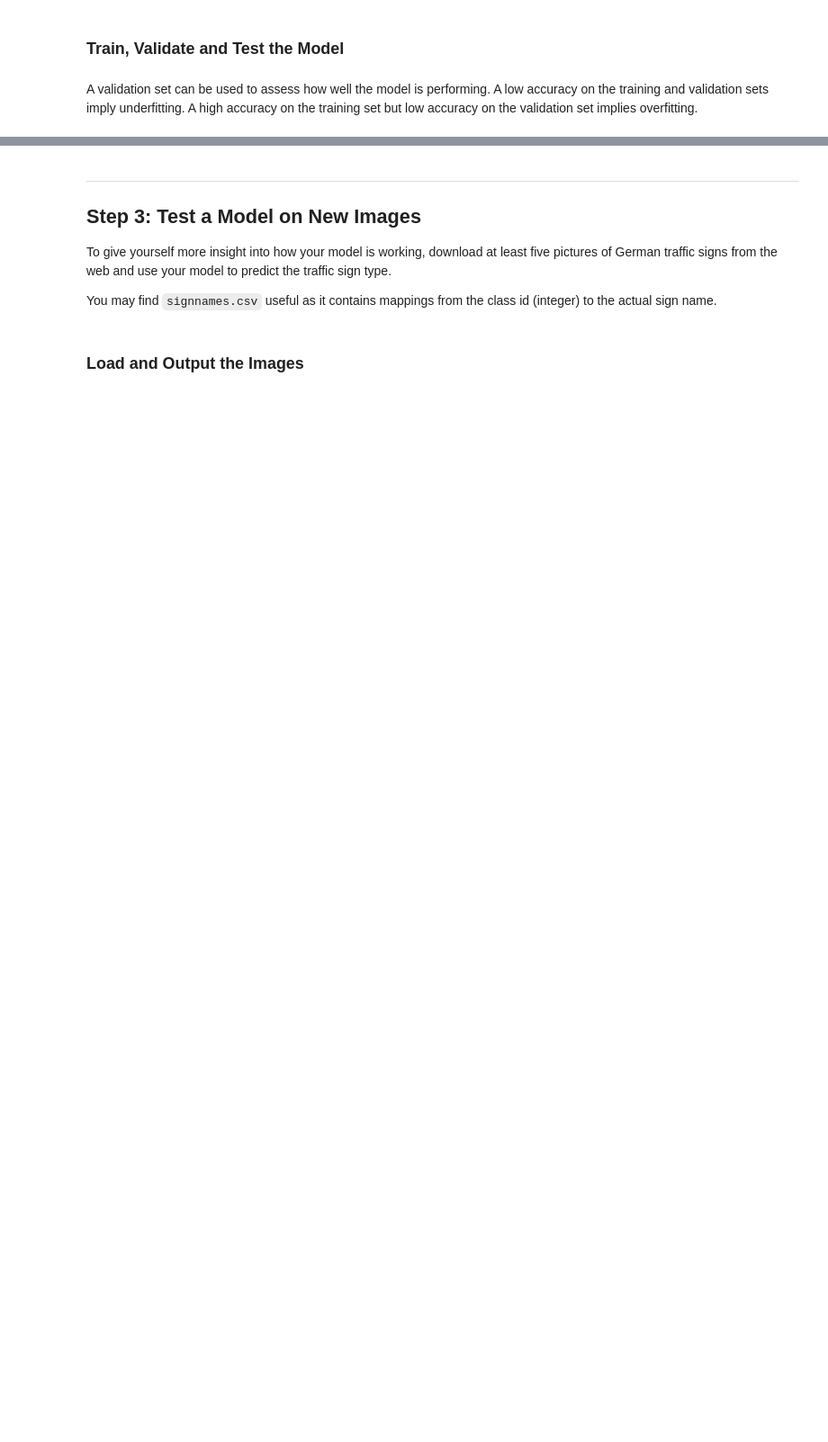
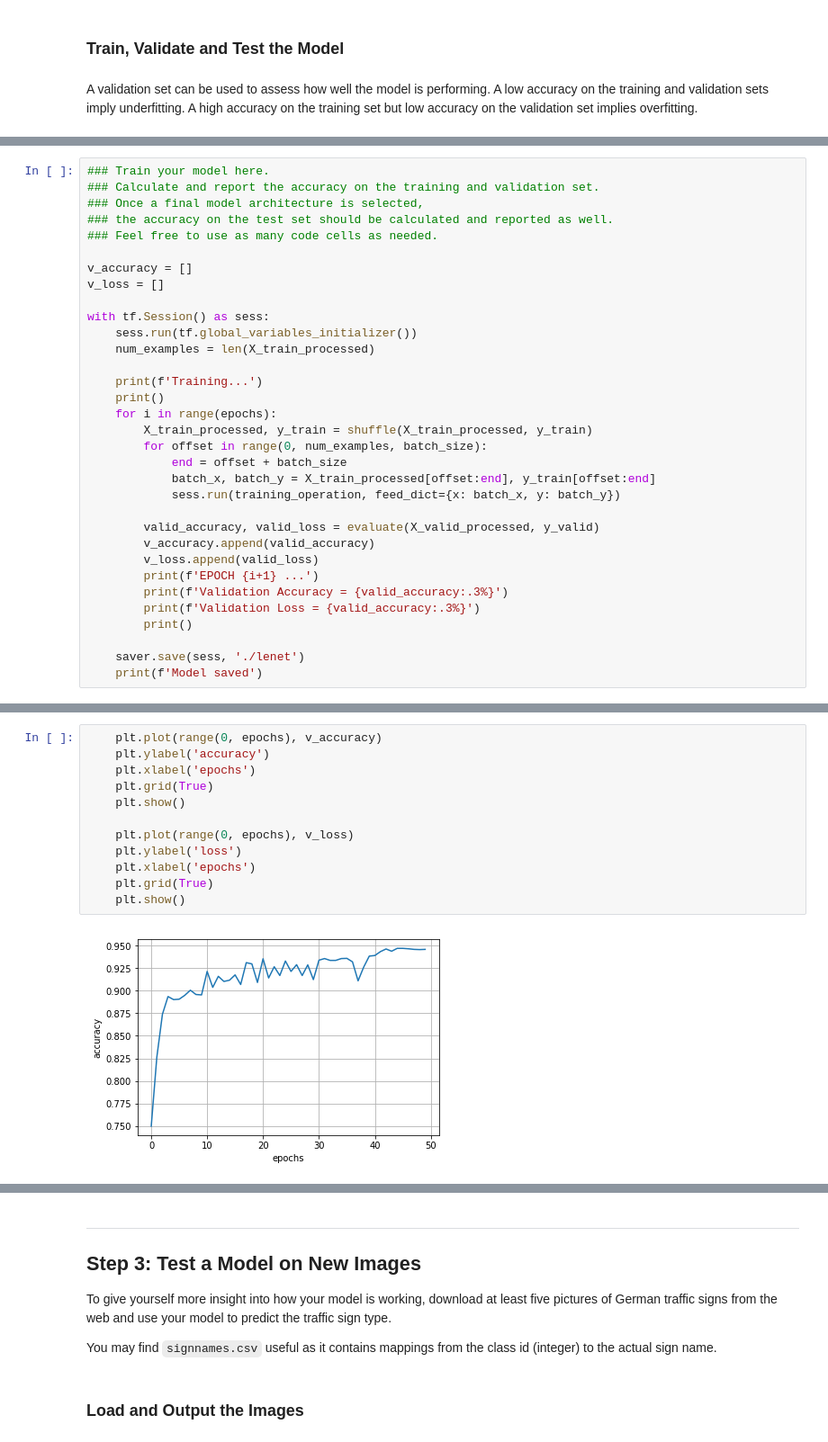
Before and after one commit to aziuol/CarND-Traffic-Sign-Classifier-Project, a Jupyter notebook: Traffic_Sign_Classifier.ipynb, the cells around one changed output, grey strips where cells are left out. Shown at 90% size. Drawn from its saved outputs; the diff is of its cells as text; blank space fills up the shorter version.

```diff
--- a/Traffic_Sign_Classifier.ipynb
+++ b/Traffic_Sign_Classifier.ipynb
@@ -925,0 +349,33 @@ Model saved
+# %%
+### Train your model here.
+### Calculate and report the accuracy on the training and validation set.
+### Once a final model architecture is selected,
+### the accuracy on the test set should be calculated and reported as well.
+### Feel free to use as many code cells as needed.
+
+v_accuracy = []
+v_loss = []
+
+with tf.Session() as sess:
+    sess.run(tf.global_variables_initializer())
+    num_examples = len(X_train_processed)
+
+    print(f'Training...')
+    print()
+    for i in range(epochs):
+        X_train_processed, y_train = shuffle(X_train_processed, y_train)
+        for offset in range(0, num_examples, batch_size):
+            end = offset + batch_size
+            batch_x, batch_y = X_train_processed[offset:end], y_train[offset:end]
+            sess.run(training_operation, feed_dict={x: batch_x, y: batch_y})
+
+        valid_accuracy, valid_loss = evaluate(X_valid_processed, y_valid)
+        v_accuracy.append(valid_accuracy)
+        v_loss.append(valid_loss)
+        print(f'EPOCH {i+1} ...')
+        print(f'Validation Accuracy = {valid_accuracy:.3%}')
+        print(f'Validation Loss = {valid_accuracy:.3%}')
+        print()
+
+    saver.save(sess, './lenet')
+    print(f'Model saved')
@@ -925,0 +400,14 @@ Model saved
+# %%
+    plt.plot(range(0, epochs), v_accuracy)
+    plt.ylabel('accuracy')
+    plt.xlabel('epochs')
+    plt.grid(True)
+    plt.show()
+
+    plt.plot(range(0, epochs), v_loss)
+    plt.ylabel('loss')
+    plt.xlabel('epochs')
+    plt.grid(True)
+    plt.show()
+# %% [output]
+[figure, added]
```
Also changed, not shown: parts of 70 cells of this notebook, 11 other files.
